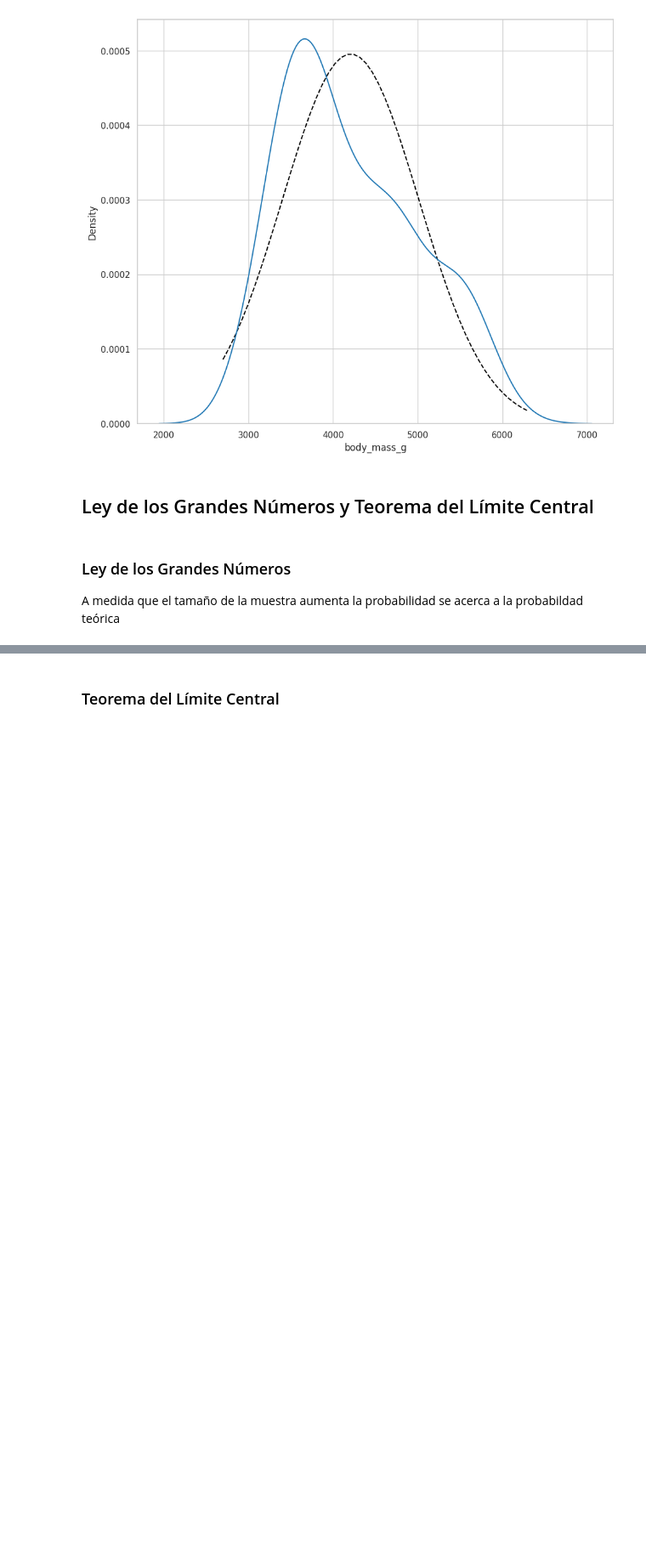
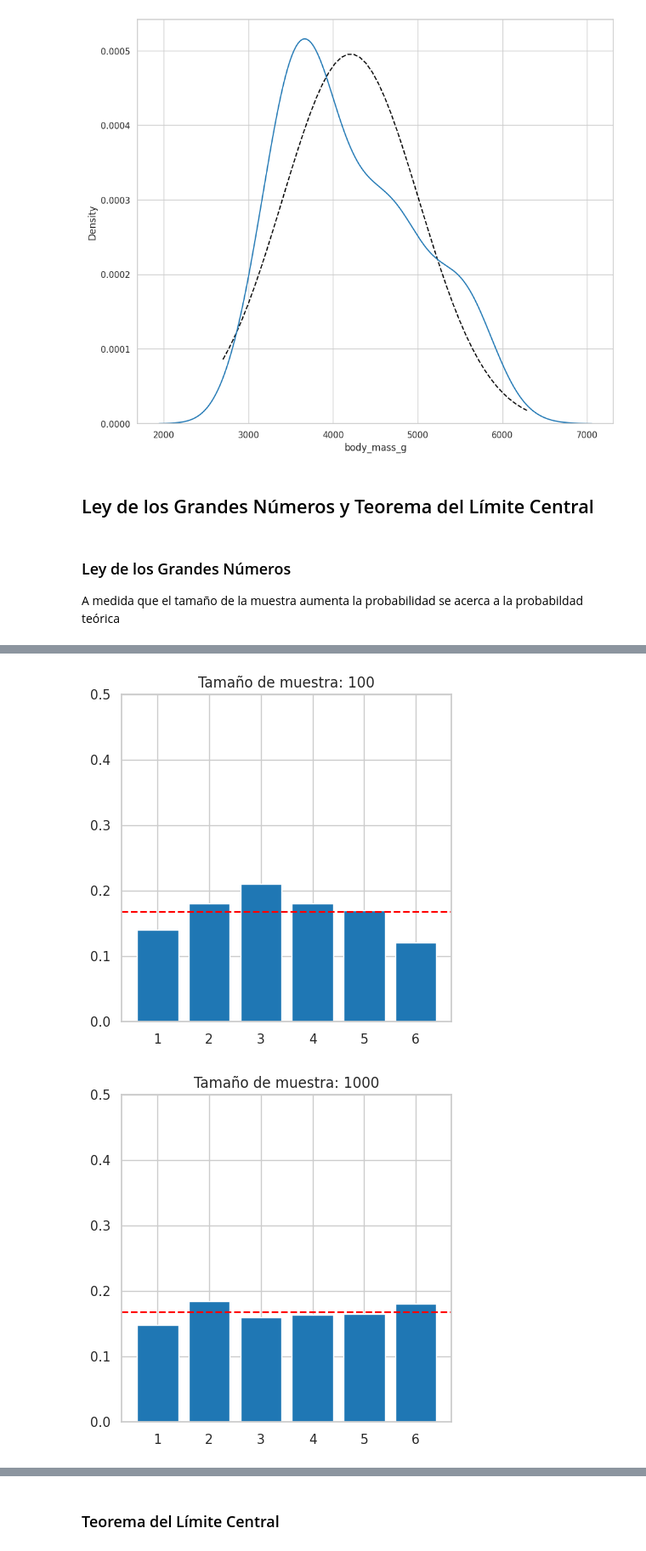
Before and after one commit to M-Alejo/analisis_exploratorio, a Jupyter notebook: conociendo_datos.ipynb, the cells around one changed output, grey strips where cells are left out. Shown at 85% size. Saved outputs shown, nothing was run; the diff lists cells and outputs as text; code cells hidden in the pictures; blank space fills up the shorter version.

```diff
--- a/conociendo_datos.ipynb
+++ b/conociendo_datos.ipynb
@@ -582,0 +588,14 @@ A medida que el tamaño de la muestra aumenta la probabilidad se acerca a la pro
+# %%
+for tamano_muestra in (1e2, 1e3, 1e4):
+    tamano_muestra = int(tamano_muestra)
+    valores = dado.sample(tamano_muestra)
+    muestra_pmf = empiricaldist.Pmf.from_seq(valores)
+
+    plt.figure(figsize=(5,5))
+    muestra_pmf.bar()
+    plt.axhline(y= 1/6, color= 'red', linestyle='dashed')
+    plt.ylim([0, 0.5])
+    plt.title(f'Tamaño de muestra: {tamano_muestra}')
+# %% [output]
+[figure, added]
+[figure, added]
```
Also changed, not shown: parts of 11 cells of this notebook.
